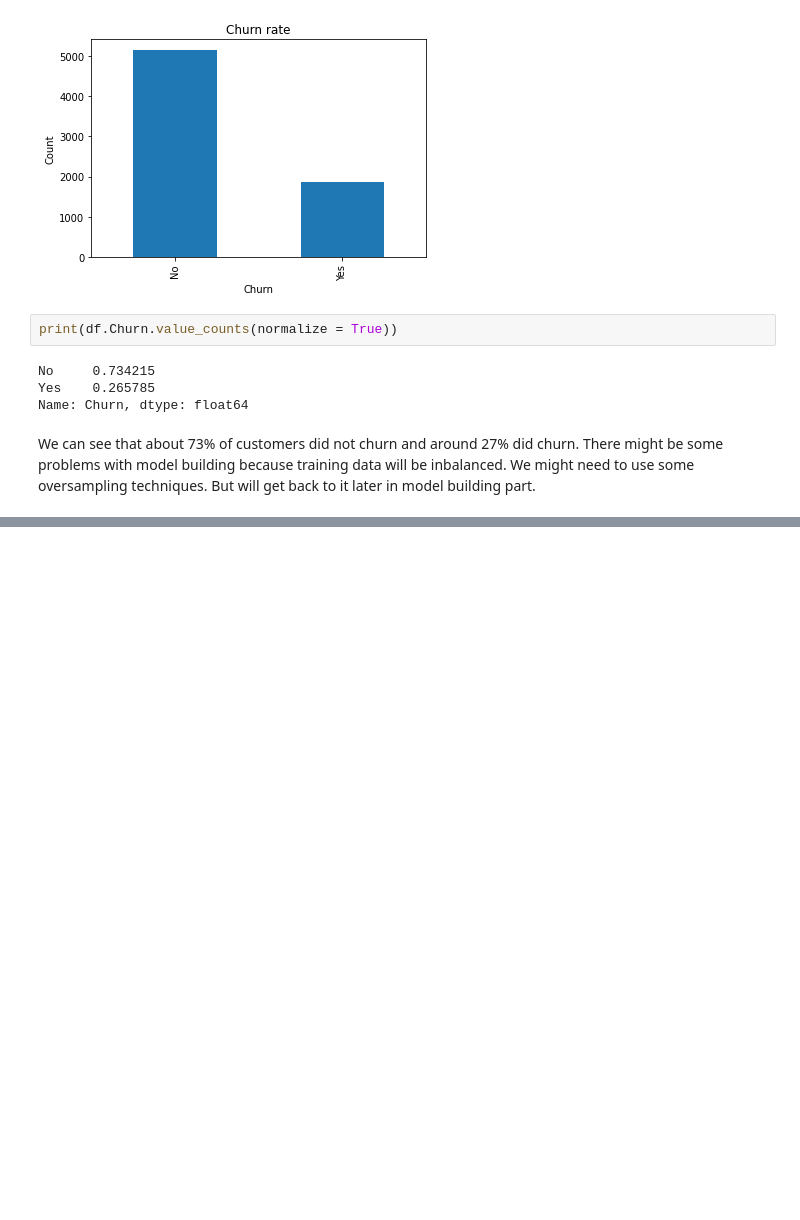
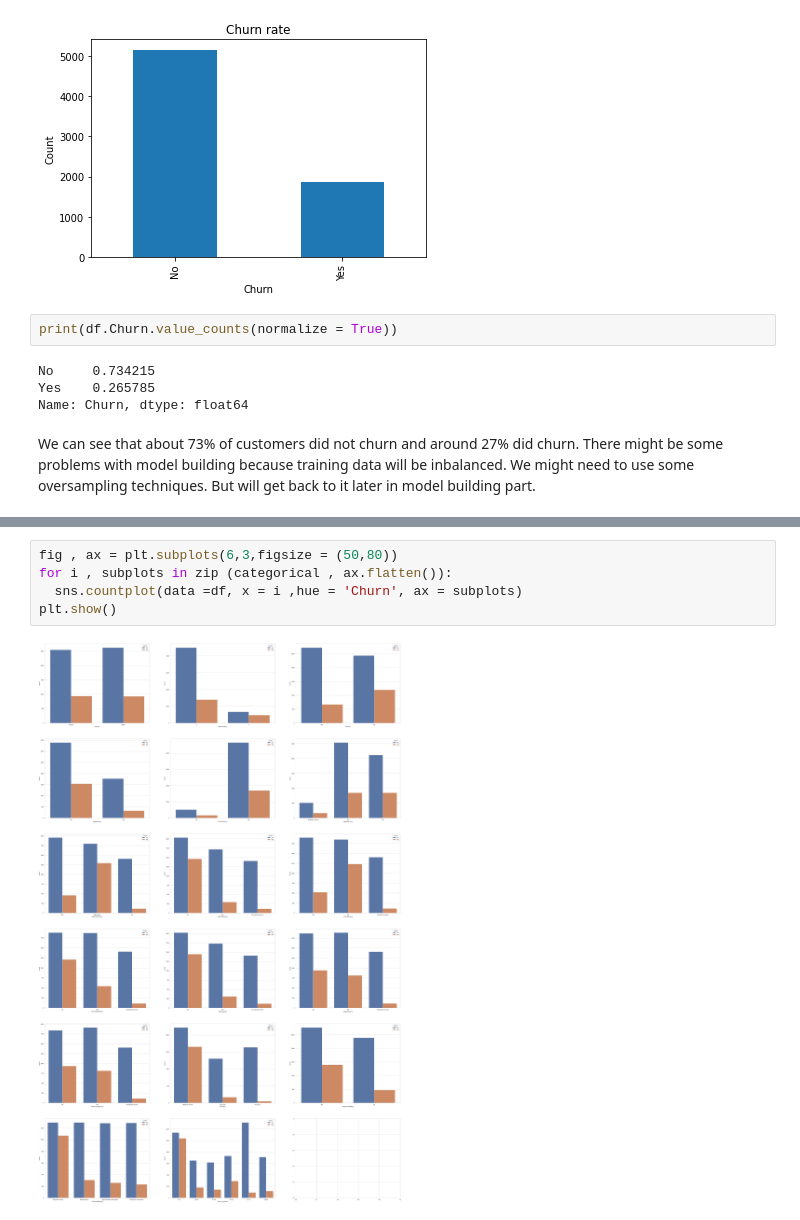
Before and after one commit to vytautasmu/Churn-Rate-Data-Analysis, a Jupyter notebook: eda.ipynb, the cells around one changed output, grey strips where cells are left out. Drawn from its saved outputs; the diff is of its cells as text; blank space fills up the shorter version.

```diff
--- a/eda.ipynb
+++ b/eda.ipynb
@@ -34,0 +68,7 @@ We can see that about 73% of customers did not churn and around 27% did churn. T
+# %%
+fig , ax = plt.subplots(6,3,figsize = (50,80))
+for i , subplots in zip (categorical , ax.flatten()):
+  sns.countplot(data =df, x = i ,hue = 'Churn', ax = subplots)
+plt.show()
+# %% [output]
+[figure, added]
```
Also changed, not shown: parts of 6 cells of this notebook.
